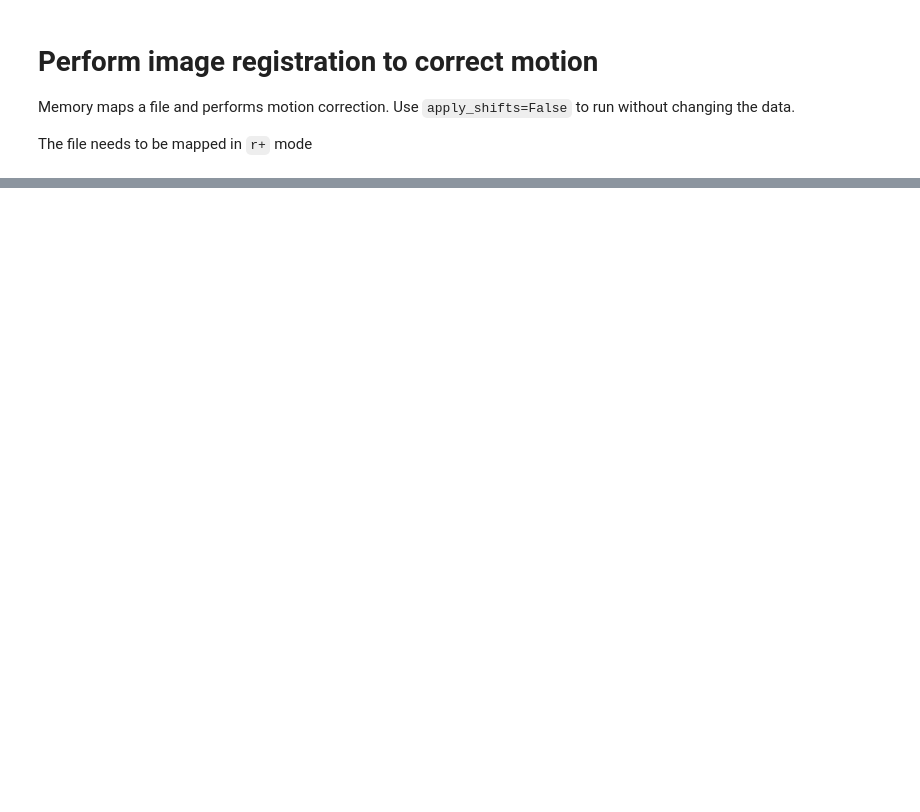
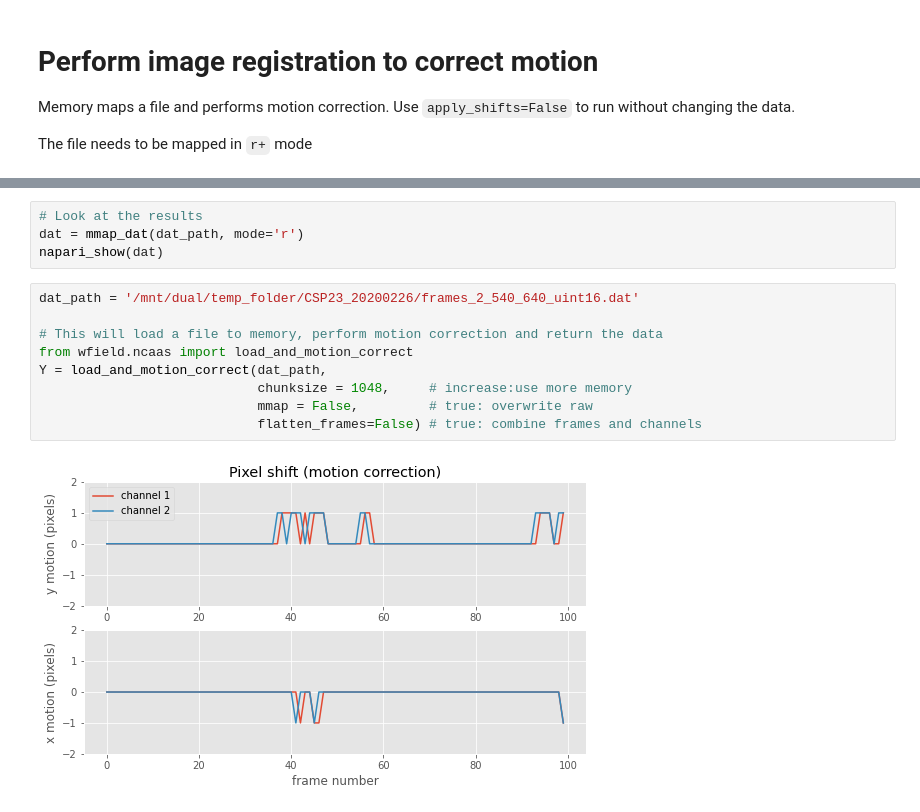
Before and after one commit to jcouto/wfield, a Jupyter notebook: notebooks/motion_correction.ipynb, the cells around one changed output, grey strips where cells are left out. Saved outputs shown, nothing was run; the diff lists cells and outputs as text; blank space fills up the shorter version.

Commit message:
Added ncaas utils and scripts.

```diff
--- a/notebooks/motion_correction.ipynb
+++ b/notebooks/motion_correction.ipynb
@@ -43,0 +39,15 @@ plt.xlabel('frame number');
+# %%
+# Look at the results
+dat = mmap_dat(dat_path, mode='r')
+napari_show(dat)
+# %%
+dat_path = '/mnt/dual/temp_folder/CSP23_20200226/frames_2_540_640_uint16.dat'
+
+# This will load a file to memory, perform motion correction and return the data
+from wfield.ncaas import load_and_motion_correct
+Y = load_and_motion_correct(dat_path,
+                            chunksize = 1048,     # increase:use more memory
+                            mmap = False,         # true: overwrite raw
+                            flatten_frames=False) # true: combine frames and channels
+# %% [output]
+[figure, added]
```
Also changed, not shown: parts of 4 cells of this notebook, 3 other files.
